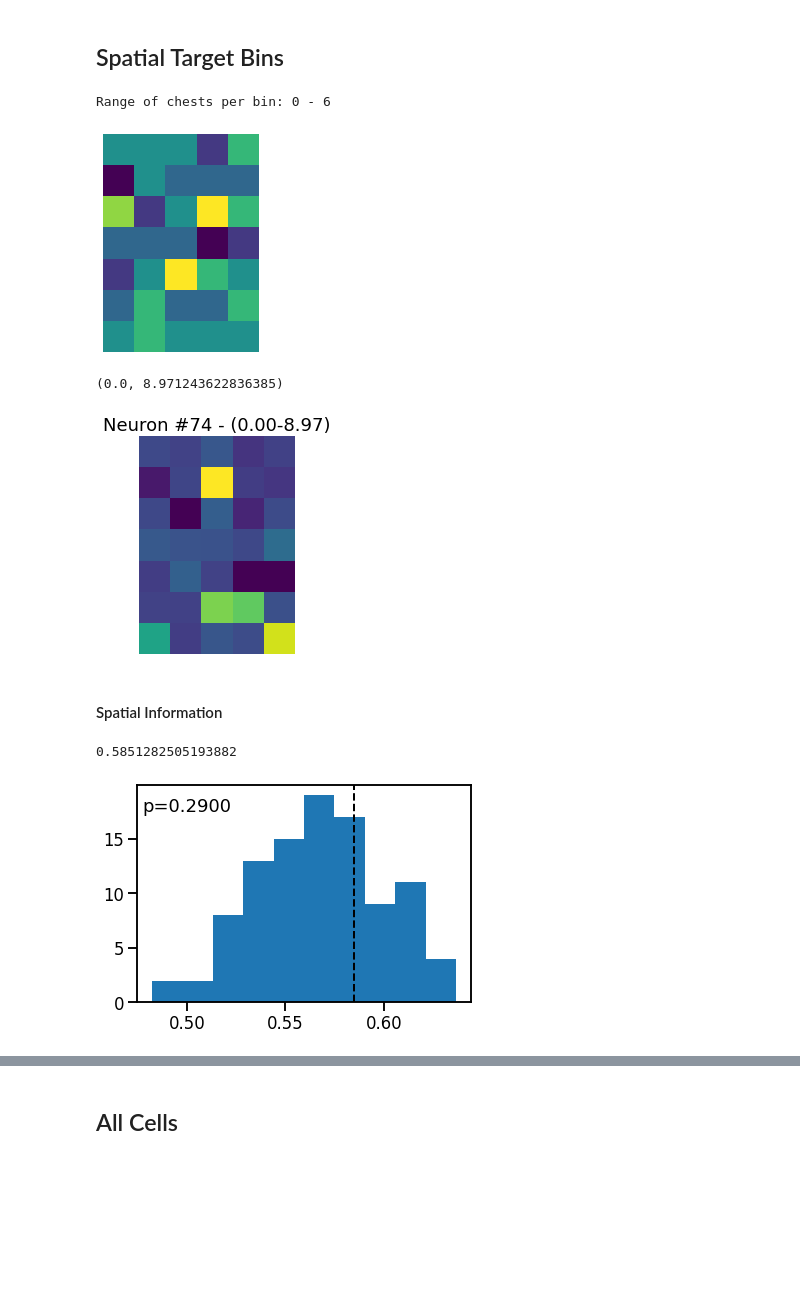
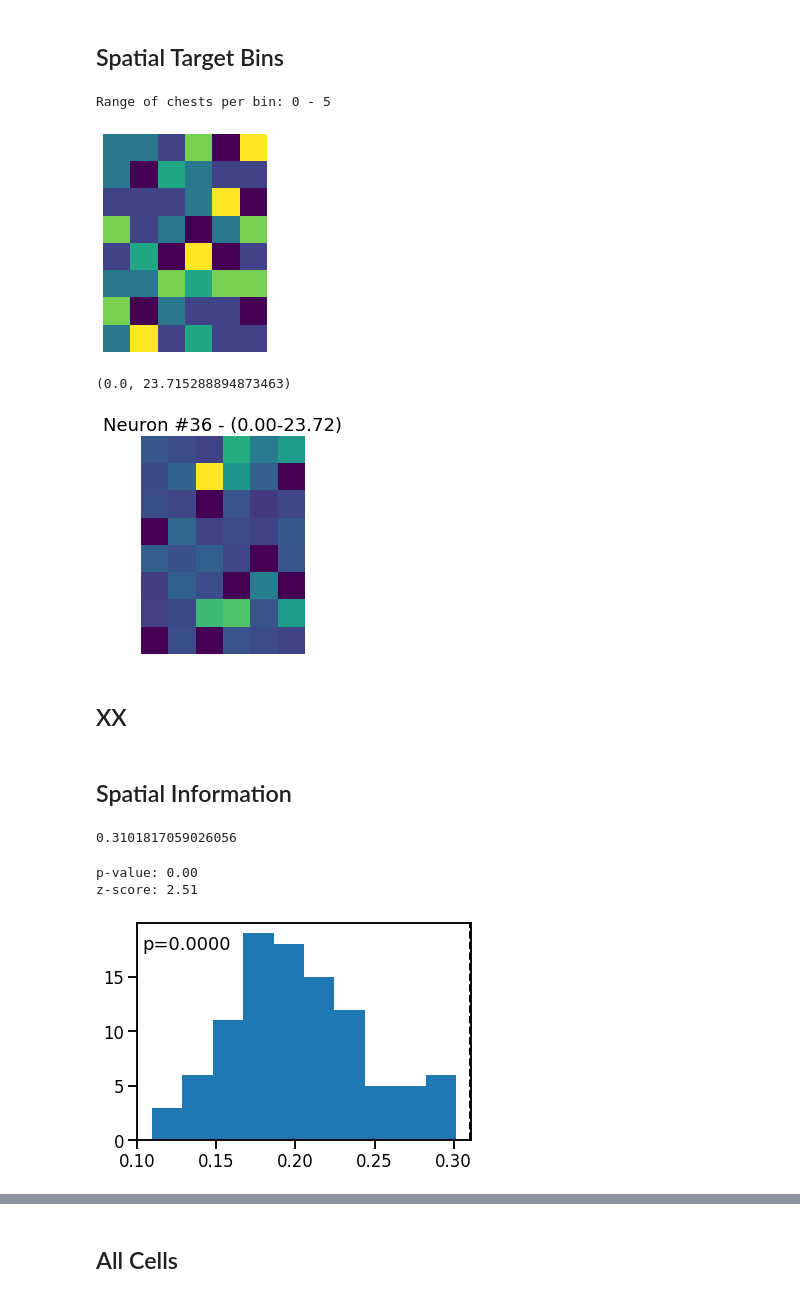
Before and after one commit to HSUPipeline/AnalyzeTH, a Jupyter notebook: notebooks/03-SpatialTargetCells.ipynb, the cells around one changed output, grey strips where cells are left out. Drawn from its saved outputs; the diff is of its cells as text; code cells hidden in the pictures; blank space fills up the shorter version.

Commit message:
merge target analysis nbs

```diff
--- a/notebooks/03-SpatialTargetCells.ipynb
+++ b/notebooks/03-SpatialTargetCells.ipynb
@@ -44,6 +53,8 @@ subj = 'wv001'
 session = 2
 # %%
 # Define binning for chests (spatial target)
-chest_bins = [5, 7]
+#chest_bins = [5, 7]
+chest_bins = [6, 8]
+n_bins = compute_nbins(chest_bins)
 # %%
 # Shuffle Settings
@@ -52,3 +68,3 @@ n_surrogates = 100
 # %%
 # Set example unit to analyze
-uind = 74
+uind = 36
@@ -177,27 +193,28 @@ ax.plot(chest_xs[t_mask], chest_ys[t_mask], '.g', ms=50, alpha=0.25)
 chest_occupancy = compute_bin_firing(ch_xbin, ch_ybin, chest_bins)
 # %%
 # Check the number of chests per bin
-print("Range of chests per bin: {:1.0f} - {:1.0f}".format(\
-    np.min(chest_occupancy), np.max(chest_occupancy)))
+print("Range of chests per bin: {:1.0f} - {:1.0f}".format(*get_range(chest_occupancy)))
 # %% [output]
-Range of chests per bin: 0 - 6
+Range of chests per bin: 0 - 5
 # %%
 # Plot chest occupancy
 plot_heatmap(chest_occupancy, transpose=True)
 # %% [output]
-[figure, old version]
+[figure, new version]
 # %%
 # Collect firing per chest location across all trials
 target_bins = compute_spatial_target_bins(spikes, nav_starts, chest_openings, chest_trials,
                                           ptimes, positions, chest_bins, ch_xbin, ch_ybin)
 # %%
 # Check range of firing across spatial target bins
-np.min(target_bins), np.max(target_bins)
+get_range(target_bins)
 # %% [output]
-(0.0, 8.971243622836385)
+(0.0, 23.715288894873463)
 # %%
 # Check the firing rate per spatial destination for an example neuron
 plot_heatmap(target_bins, transpose=True,
-             title='Neuron #{} - ({:1.2f}-{:1.2f})'.format(uind, np.min(target_bins), np.max(target_bins)))
+             title='Neuron #{} - ({:1.2f}-{:1.2f})'.format(uind, *get_range(target_bins)))
 # %% [output]
-[figure, old version]
+[figure, new version]
+# %% [markdown]
+## XX
@@ -204,8 +224,8 @@ plot_heatmap(target_bins, transpose=True,
 # %% [markdown]
-#### Spatial Information
+## Spatial Information
 # %%
 # Compute spatial information for the target firing
 spike_info = _compute_spatial_information(target_bins, chest_occupancy)
 print(spike_info)
 # %% [output]
-0.5851282505193882
+0.3101817059026056
@@ -228,5 +239,7 @@ z_score = zscore_to_surrogates(spike_info, surrs)
-# %%
-# Plot distribution of surrogates with measured empirical value
-plot_surrogates(surrs, spike_info, surr_p_val)
-# %% [output]
-[figure, removed]
+# %%
+# Compute surrogate statistics
+p_val, z_score = compute_surrogate_stats(spike_info, surrs)
+# %% [output]
+p-value: 0.00
+z-score: 2.51
+[figure, added]
```
Also changed, not shown: parts of 21 cells of this notebook, 1 other file.
